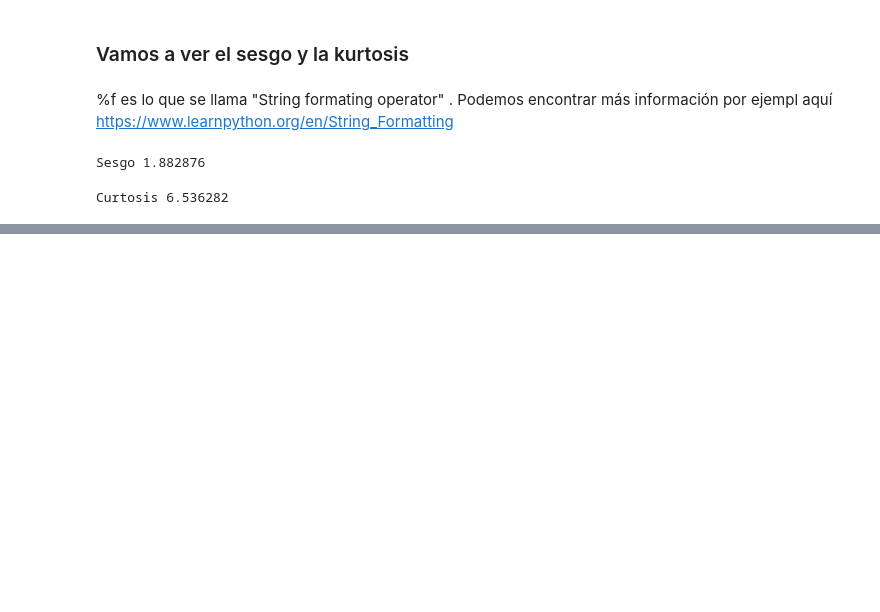
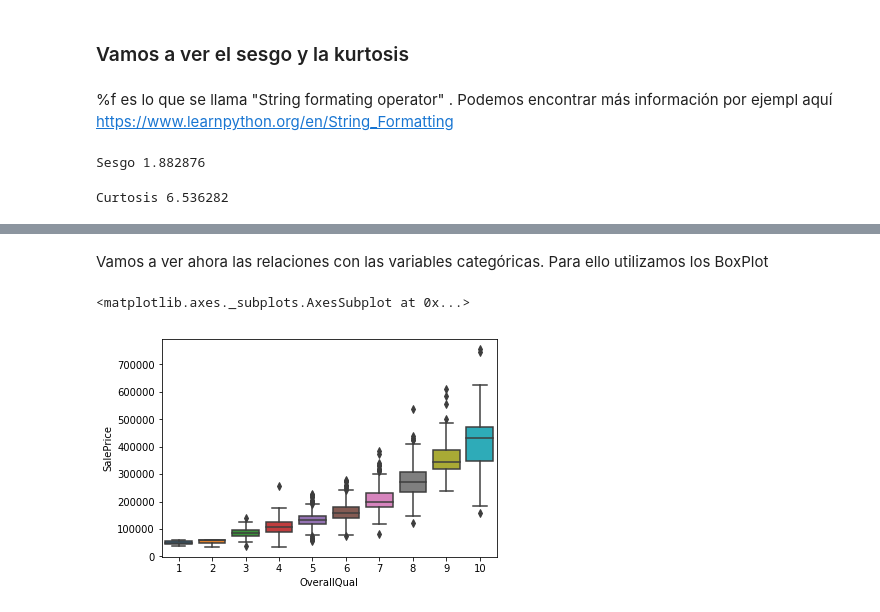
Before and after one commit to AntonioFraga/NotebooksDS, a Jupyter notebook: Ames house prices.ipynb, the cells around one changed output, grey strips where cells are left out. Drawn from its saved outputs; the diff is of its cells as text; code cells hidden in the pictures; blank space fills up the shorter version.

```diff
--- a/Ames house prices.ipynb
+++ b/Ames house prices.ipynb
@@ -125,0 +144,7 @@ Curtosis 6.536282
+# %% [markdown]
+Vamos a ver ahora las relaciones con las variables categóricas. Para ello utilizamos los BoxPlot
+# %%
+sns.boxplot(x="OverallQual",y="SalePrice",data=Amesdataset)
+# %% [output]
+<matplotlib.axes._subplots.AxesSubplot at 0x...>
+[figure, added]
```
Also changed, not shown: parts of 9 cells of this notebook.
